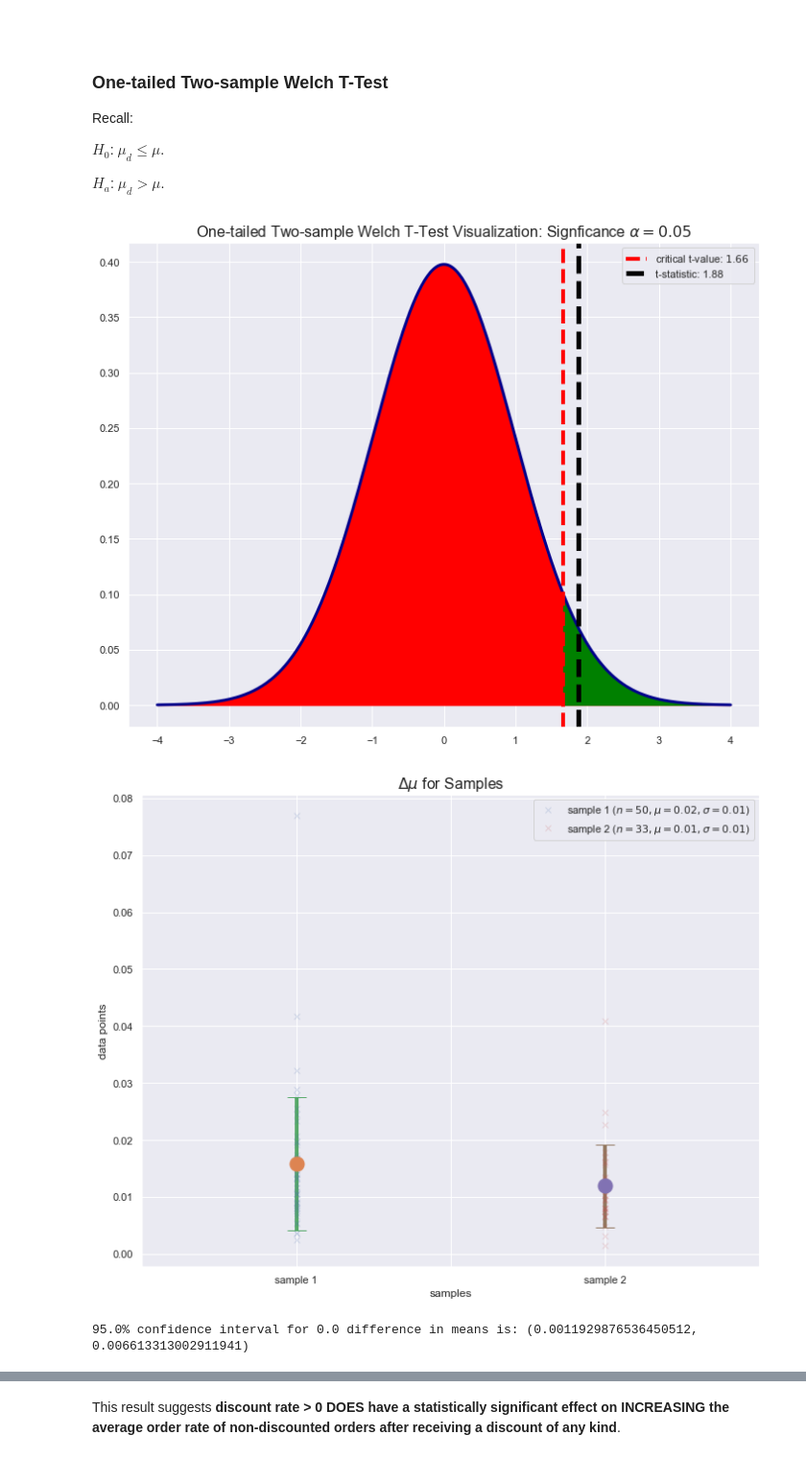
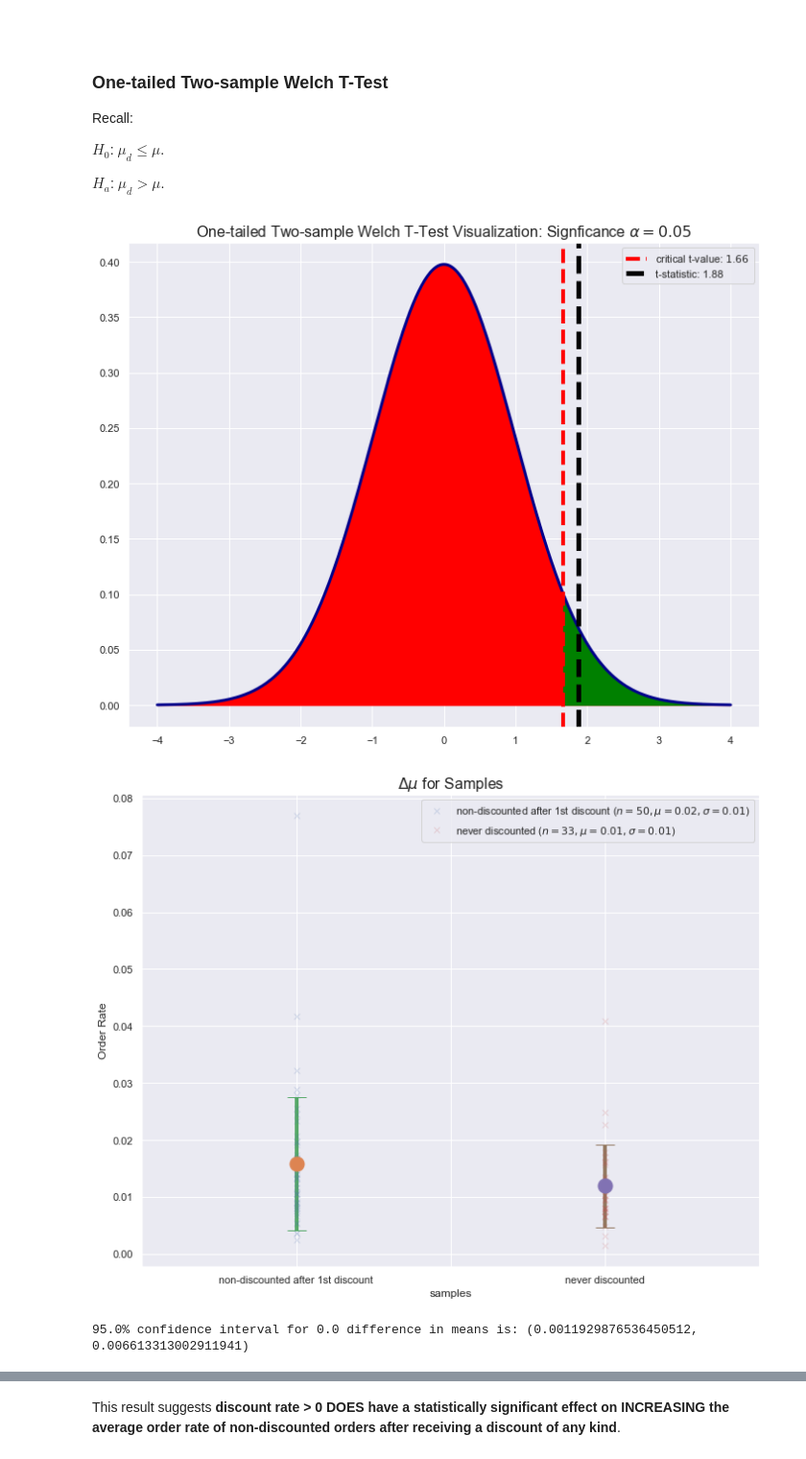
Before and after one commit to sacontreras/dsc-project-module-03, a Jupyter notebook: NorthwindProductDisountOrderEffectAnalysis.ipynb, the cells around one changed output, grey strips where cells are left out. Shown at 96% size. Cells and saved outputs as stored; diff of their text form; code cells hidden in the pictures.

```diff
--- a/NorthwindProductDisountOrderEffectAnalysis.ipynb
+++ b/NorthwindProductDisountOrderEffectAnalysis.ipynb
@@ -802,7 +802,7 @@ def visualize_t(t_stat, alpha, s1, s2, is_welch=False, one_tailed_type=None):
     fig.tight_layout()
     plt.show()
 
-def visualize_conf_int(s1, s2, alpha, is_one_tailed):
+def visualize_conf_int(s1, s2, alpha, is_one_tailed, xlabels, ylabel):
     mu1 = s1.mean()
     std1 = s1.std()
     n1 = len(s1)
@@ -814,19 +814,19 @@ def visualize_conf_int(s1, s2, alpha, is_one_tailed):
     fig = plt.figure(figsize=fs_default)
     lw = 4
     pos_1 = 1
-    plt.plot([pos_1 for i in range(len(s1))], s1, alpha=0.2, marker='x', linestyle="None", label=f"sample 1 ($n={n1},\\mu={round(mu1,2)},\\sigma={round(std1,2)}$)")
+    plt.plot([pos_1 for i in range(len(s1))], s1, alpha=0.2, marker='x', linestyle="None", label=f"{xlabels[0]} ($n={n1},\\mu={round(mu1,2)},\\sigma={round(std1,2)}$)")
     plt.plot([pos_1], [mu1], marker='o', markersize=15)
     plt.errorbar([pos_1], [mu1], yerr=[std1], alpha=1, linestyle=":", linewidth=lw, capsize=10)
 
     pos_2 = 3
-    plt.plot([pos_2 for i in range(len(s2))], s2, alpha=0.2, marker='x', linestyle="None", label=f"sample 2 ($n={n2},\\mu={round(mu2,2)},\\sigma={round(std2,2)}$)")
+    plt.plot([pos_2 for i in range(len(s2))], s2, alpha=0.2, marker='x', linestyle="None", label=f"{xlabels[1]} ($n={n2},\\mu={round(mu2,2)},\\sigma={round(std2,2)}$)")
     plt.plot([pos_2], [mu2], marker='o', markersize=15)
     plt.errorbar([pos_2], [mu2], yerr=[std2], alpha=1, linestyle=":", linewidth=lw, capsize=10)
 
     plt.xlabel('samples')
-    plt.ylabel('data points')
+    plt.ylabel(ylabel)
     plt.title(f"$\\Delta \\mu$ for Samples", fontdict=plt_title_font_dict)
-    plt.xticks(range(5), [None, 'sample 1', None, 'sample 2', None])
+    plt.xticks(range(5), [None, f"{xlabels[0]}", None, f"{xlabels[1]}", None])
 
     plt.legend()
     fig.tight_layout()
@@ -835,7 +835,7 @@ def visualize_conf_int(s1, s2, alpha, is_one_tailed):
 
 # one_sided_type: None for two-sided, 'greater' for one-sided with for h_a: mu_s1 > mu_s2
 #    for now, only support 'greater' for one-sided with for h_a: mu_s1 > mu_s2; switch around s1 and s2 if you need to test mu_s2 > mu_s1
-def t_test_2_samp(s1, s2, alpha, is_welch=False, one_tailed_type=None):
+def t_test_2_samp(s1, s2, alpha, xlabels, ylabel, is_welch=False, one_tailed_type=None):
     if one_tailed_type is not None and one_tailed_type != 'greater':
         print(f"'{one_tailed_type}' is invalid one_sided_type; acceptable types are None (for two-tailed) or 'greater' for one-tailed")
         return
@@ -849,7 +849,7 @@ def t_test_2_samp(s1, s2, alpha, is_welch=False, one_tailed_type=None):
 
     visualize_t(t_stat, alpha, s1, s2, is_welch=is_welch, one_tailed_type=one_tailed_type)
 
-    visualize_conf_int(s1, s2, alpha, one_tailed_type is not None)
+    visualize_conf_int(s1, s2, alpha, one_tailed_type is not None, xlabels, ylabel)
     compute_delta_means_conf_int(s1, s2, alpha, is_welch=is_welch, one_tailed_type=one_tailed_type)
 
     return (
@@ -2372,15 +2380,17 @@ $H_a$: $\mu_d > \mu$.
 # %%
 mu_d_gt_mu, p_val = t_test_2_samp(
     non_discounted_after_first_discount_df.OrdersPerDayTerm
     , order_rate_no_disc_df.OrdersPerDayTerm
     , alpha
+    , xlabels=['non-discounted after 1st discount','never discounted']
+    , ylabel='Order Rate'
     , is_welch=True,
     one_tailed_type='greater'
 )
 display(Markdown(format_pval_result(p_val, alpha, kwargs=None, s_override="$\\mu_d " + (">" if mu_d_gt_mu else "\\le") + "\\mu$.")))
 # %% [output]
 [figure]
-[figure, old version]
+[figure, new version]
 95.0% confidence interval for 0.0 difference in means is: (0.0011929876536450512, 0.006613313002911941)
 $p\_val\ (0.03217935778439411) < \alpha\ (0.05) \implies$ $\mu_d >\mu$.
 # %% [markdown]
```
Also changed, not shown: parts of 5 cells of this notebook.
